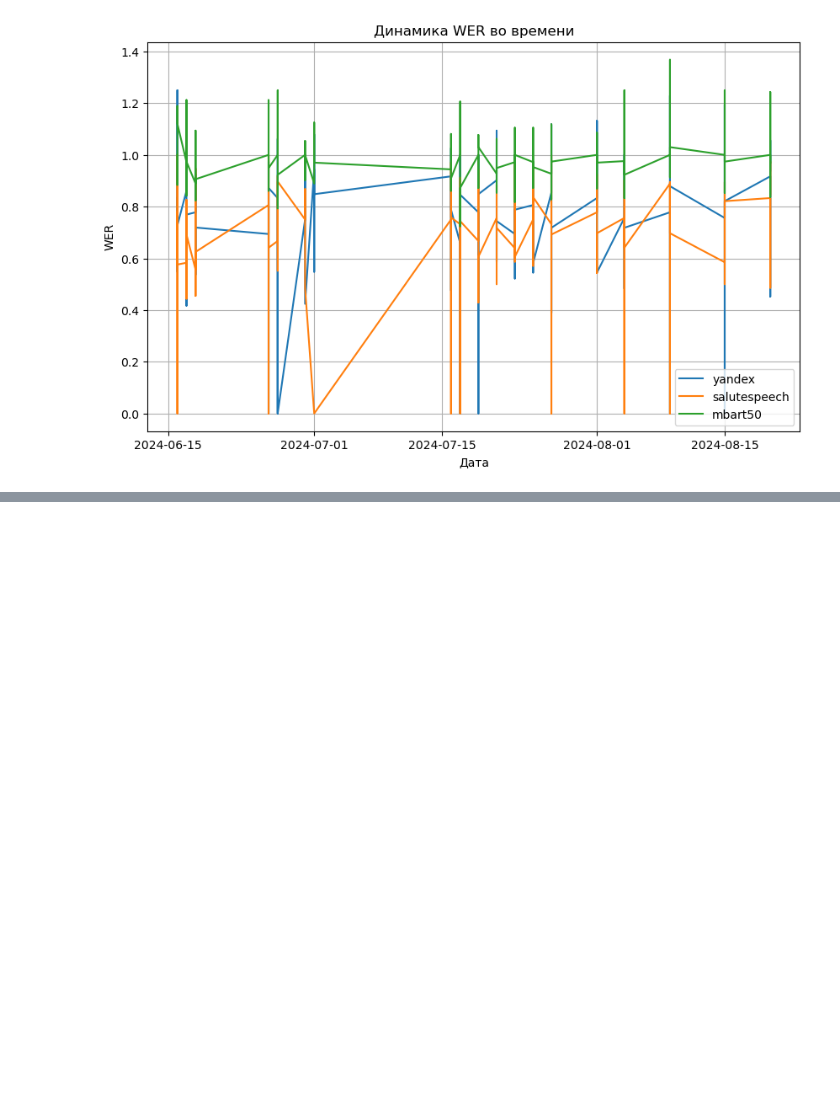
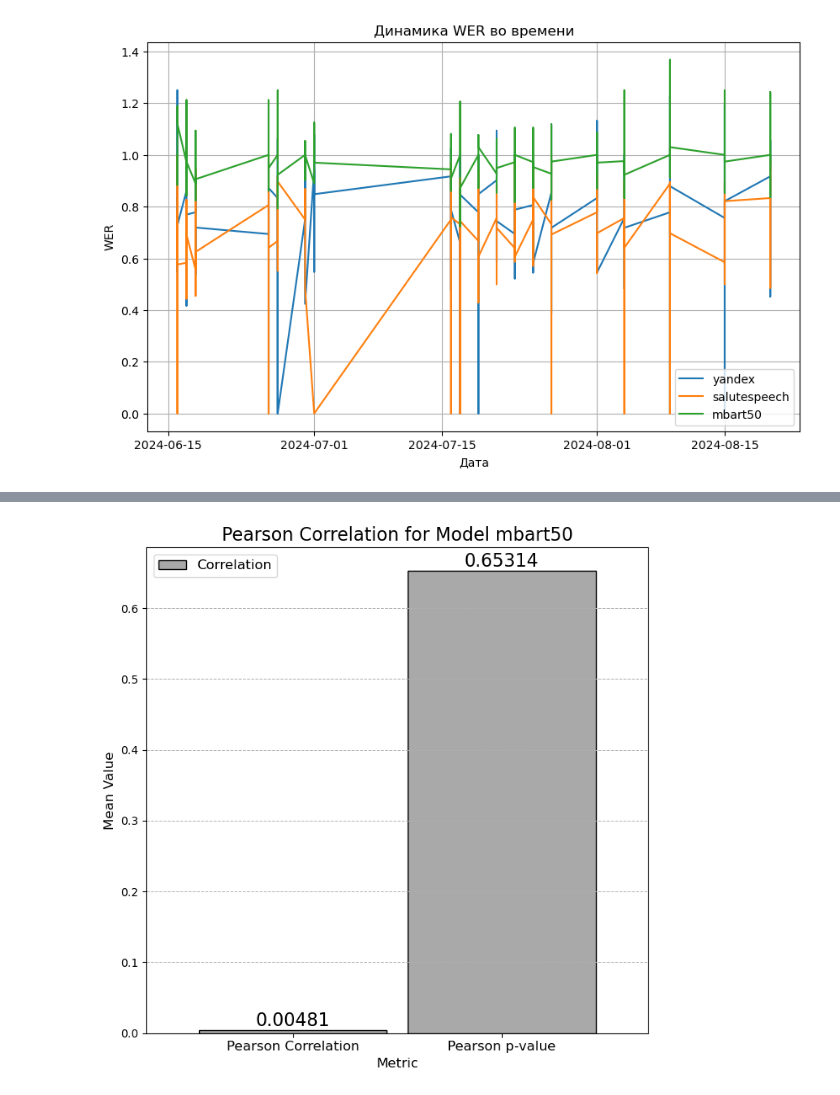
Before and after one commit to RedAlexDad/SpeechTraining, a Jupyter notebook: research/sentense/research.ipynb, the cells around one changed output, grey strips where cells are left out. Cells and saved outputs as stored; diff of their text form; code cells hidden in the pictures; blank space fills up the shorter version.

```diff
--- a/research/sentense/research.ipynb
+++ b/research/sentense/research.ipynb
@@ -640,15 +649,3 @@ plt.grid(True)
 plt.show()
 # %% [output]
 [figure]
-# %%
-plt.figure(figsize=(8, 5))
-for model in ['yandex', 'salutespeech', 'mbart50']:
-    # Используем правильное имя столбца для каждой модели
-    wer_column = f'WER_{model}'
-    model_average = df_test_results[df_test_results['Модель'] == model][wer_column].mean()
-    plt.bar(model, model_average)
-plt.title('Средние значения WER для каждой модели')
-plt.xlabel('Модель')
-plt.ylabel('Средний WER')
-plt.grid(True)
-plt.show()
@@ -666,0 +758,77 @@ plt.show()
+# %%
+# Group and calculate mean values for all metrics
+summary_table_actual = df_filtered.groupby('Модель')[
+    [
+        'Корреляция Пирсона', 'p-value (Пирсона)',
+        'Наклон (Лин. регрессия)', 'R^2 (Лин. регрессия)', 'p-value (Лин. регрессия)',
+        'p-value (Манн-Кендалл)', 'z (Манн-Кендалл)'
+    ]
+].mean().reset_index()
+
+# Rename columns in the DataFrame
+summary_table_actual = summary_table_actual.rename(columns={
+    'Модель': 'Model',
+    'Корреляция Пирсона': 'Pearson Correlation',
+    'p-value (Пирсона)': 'Pearson p-value',
+    'Наклон (Лин. регрессия)': 'Regression Slope',
+    'R^2 (Лин. регрессия)': 'Regression R^2',
+    'p-value (Лин. регрессия)': 'Regression p-value',
+    'p-value (Манн-Кендалл)': 'Mann-Kendall p-value',
+    'z (Манн-Кендалл)': 'Mann-Kendall z'
+})
+
+# Define metric groups in English
+groups = [
+    ('Pearson Correlation', 'Pearson p-value'),
+    ('Regression Slope', 'Regression R^2', 'Regression p-value'),
+    ('Mann-Kendall p-value', 'Mann-Kendall z')
+]
+
+# Titles and legends for each group
+titles = [
+    'Pearson Correlation',
+    'Linear Regression',
+    'Mann-Kendall'
+]
+
+legends = [
+    ['Correlation', 'p-value'],
+    ['Slope', 'R^2', 'p-value'],
+    ['p-value', 'z']
+]
+
+# Color map excluding white
+colors = ['#A9A9A9', '#808080', '#696969', '#585858', '#404040', '#303030']
+
+# Plot and save histograms separately for each model and each metric group
+for model in summary_table_actual['Model'].unique():
+    for idx, metrics in enumerate(groups):
+        # Filter data for a specific model and metrics
+        plot_data = summary_table_actual[summary_table_actual['Model'] == model][list(metrics)].T
+        plot_data.columns = [model]
+
+        # Plot bar chart
+        ax = plot_data.plot(kind='bar', figsize=(7, 7), color=colors[:len(metrics)], edgecolor='black', width=0.9)
+
+        # Add values on top of the bars
+        for container in ax.containers:
+            ax.bar_label(container, fmt='%.5f', label_type='edge', fontsize=16)
+
+        # Chart settings
+        plt.title(f"{titles[idx]} for Model {model}", fontsize=16)
+        plt.xlabel('Metric', fontsize=12)
+        plt.ylabel('Mean Value', fontsize=12)
+        plt.xticks(rotation=0, fontsize=12)
+        plt.grid(axis='y', linestyle='--', linewidth=0.7)
+
+        # Set legend
+        plt.legend(legends[idx], fontsize=12)
+
+        # Save the plot
+        filename = f"img/{model}_{titles[idx]}.png"
+        plt.tight_layout()
+        plt.savefig(filename, dpi=300)
+
+        plt.show()
+# %% [output]
+[figure, added]
```
Also changed, not shown: parts of 20 cells of this notebook, 14 other files.
